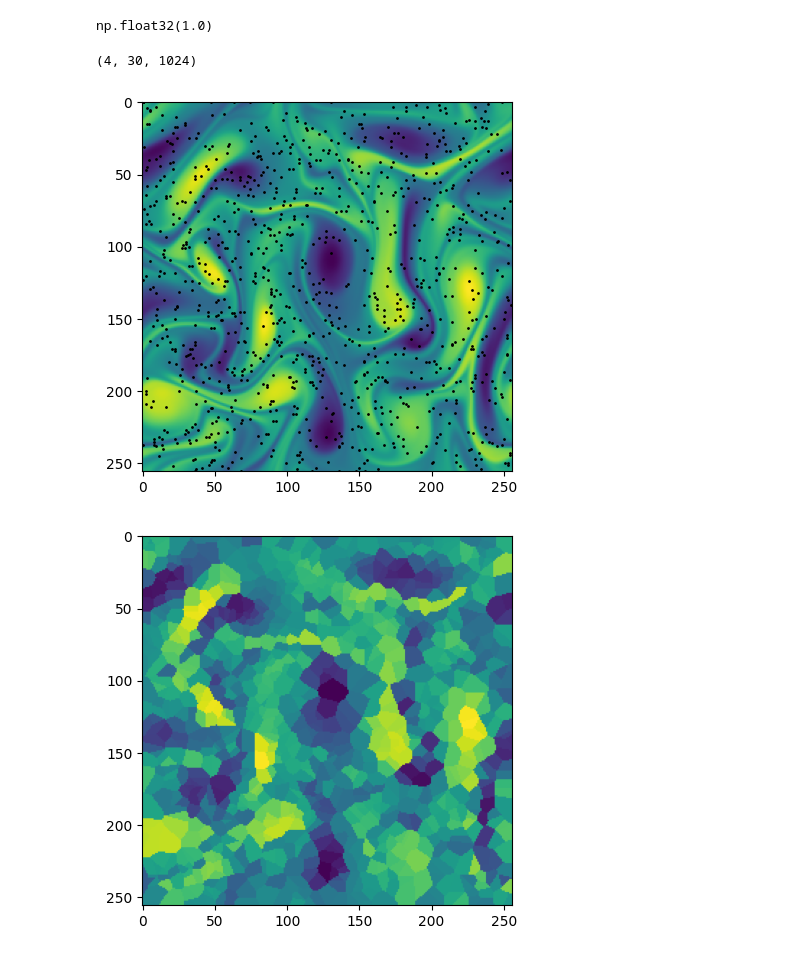
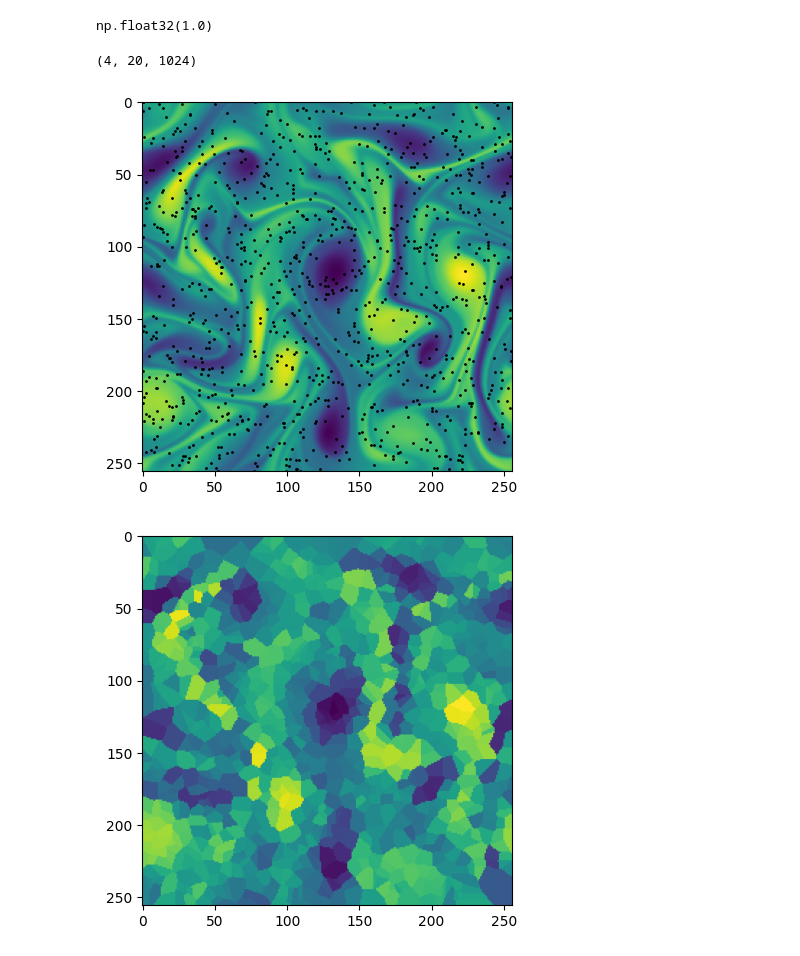
Before and after one commit to baristuran/baris-personal, a Jupyter notebook: data_assimilation.ipynb, the cells around one changed output. Drawn from its saved outputs; the diff is of its cells as text; code cells hidden in the pictures.

```diff
--- a/data_assimilation.ipynb
+++ b/data_assimilation.ipynb
@@ -113,7 +113,7 @@ def denoise(guidance, model, K, beta_min = 1e-4, beta_max = 0.02, steps=[1000],
 #Randomly choose a fixed percentage of points from the test snapshot
 percentage = 1.5625
 factor = percentage/100
-start_idx = 70
+start_idx = 80
 end_idx = 100
 N = int(256**2 * factor)
 test_snapshots = test_data[:, start_idx : end_idx]
@@ -121,35 +121,33 @@ nx = np.random.randint(0, 256, (N,))
 ny = np.random.randint(0, 256, (N,))
 sparse_measurement =  test_snapshots[..., nx, ny]
 
 #Nearest neighbor interpolation
 xx,yy = np.meshgrid(np.arange(256), np.arange(256))
 coordinates = np.vstack((nx, ny)).T
 #interpolated_sparse_measurement = interpolate.griddata(coordinates, sparse_measurement, (xx,yy), method='nearest').T
 sparse_measurement_list = []
 print(sparse_measurement.shape)
 for i in range(sparse_measurement.shape[0]):
     sl_list = []
     for j in range(sparse_measurement.shape[1]):
         sl_list.append(interpolate.griddata(coordinates, sparse_measurement[i,j], (xx,yy), method='nearest').T)
     sparse_measurement_list.append(sl_list)
 
 interpolated_sparse_measurement = np.array(sparse_measurement_list)
 
 #Visualize location of selected points and interpolated sparse measurements
 figure,ax = plt.subplots()
 figure2,ax2 = plt.subplots()
 ax.imshow(test_snapshots[0,5])
 mask = np.zeros((256, 256))
 mask[nx, ny] = 1
 ax.scatter(xx*mask, yy*mask, s=1, c="black")
 ax2.imshow(interpolated_sparse_measurement[0, 5])
 
 #Choose one of the four trajectories
 trajectory = 3
 sparse_measurement = torch.tensor(interpolated_sparse_measurement[trajectory],  dtype=torch.float32).unsqueeze(1).to(device)
-K = 1
-steps = np.ones((K,), dtype=np.int16) * 200
 # %% [output]
-(4, 30, 1024)
+(4, 20, 1024)
-[figure, old version]
+[figure, new version]
-[figure, old version]
+[figure, new version]
```
Also changed, not shown: parts of 6 cells of this notebook, 1 other file.
